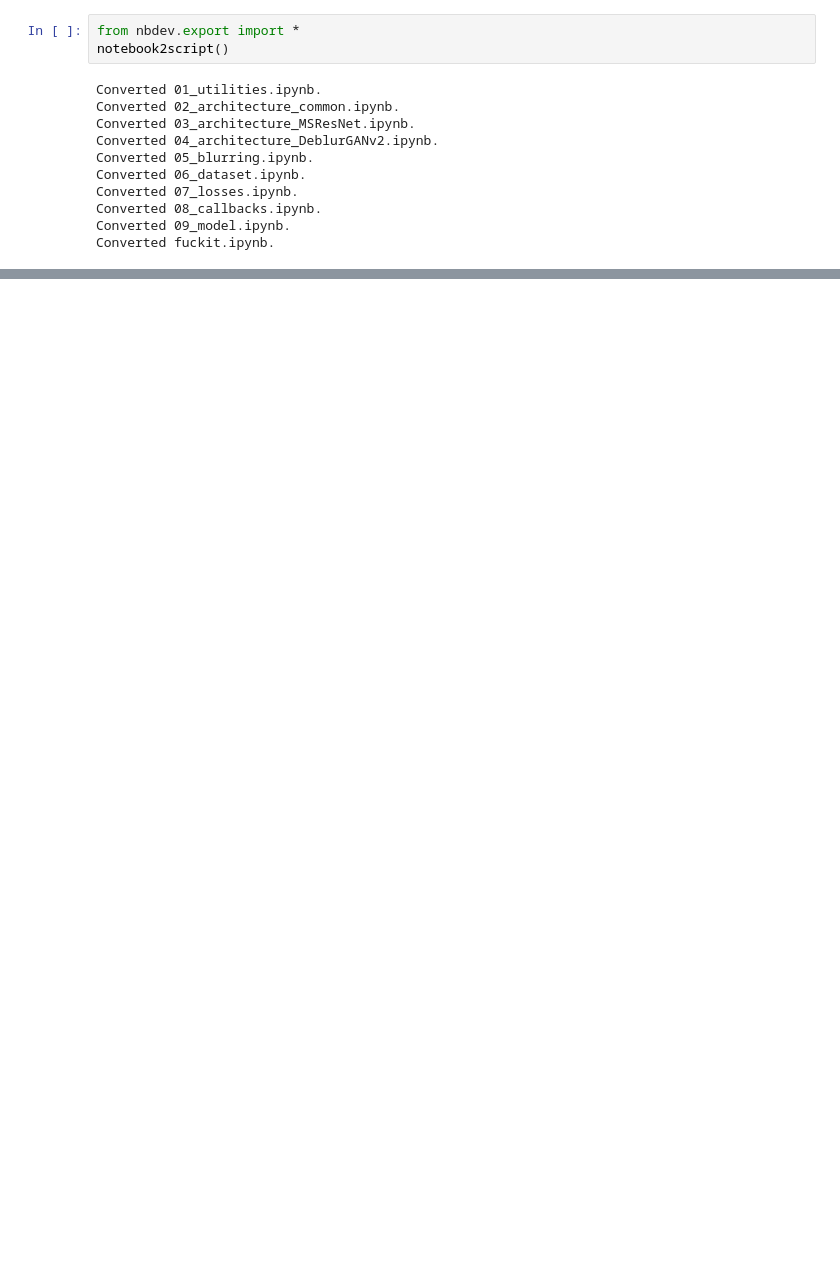
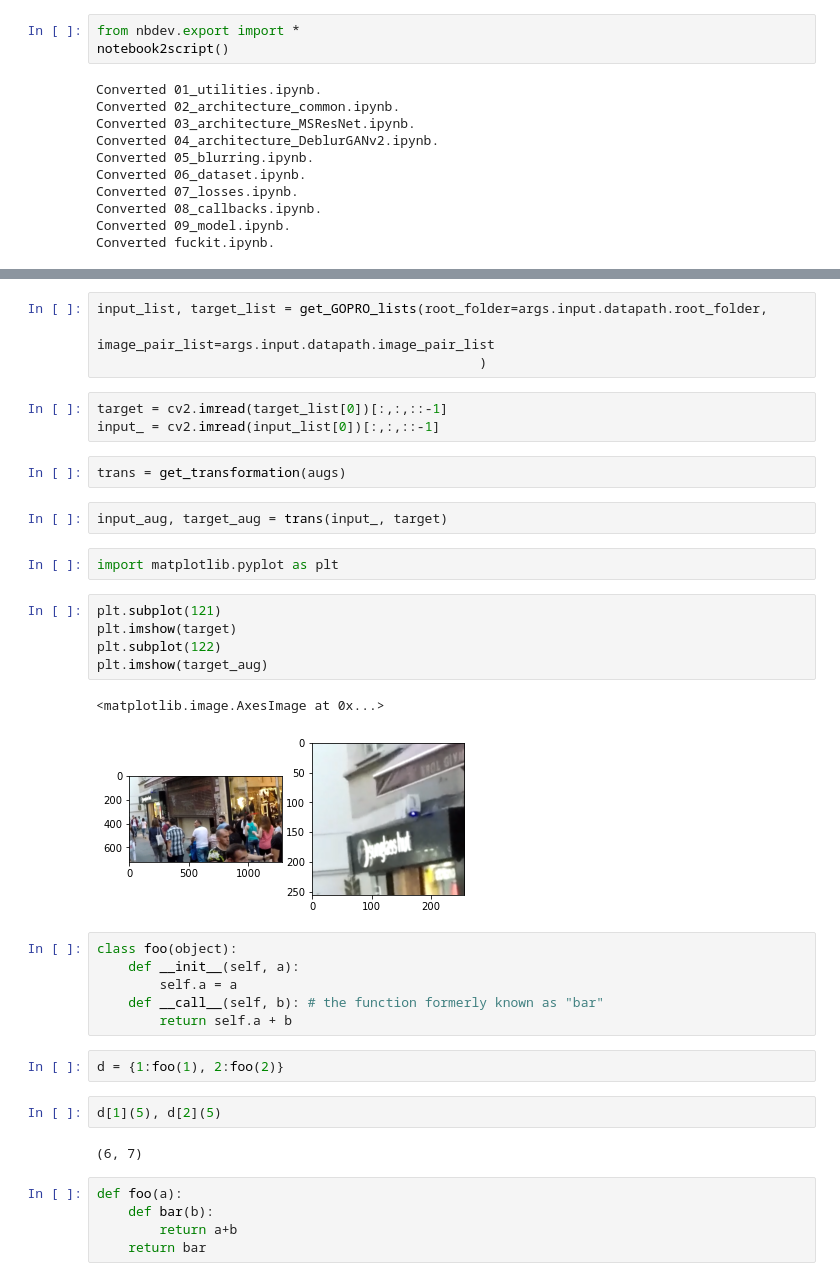
Before and after one commit to emirkonuk/defocus, a Jupyter notebook: nbs/06_dataset.ipynb, the cells around one changed output, grey strips where cells are left out. Drawn from its saved outputs; the diff is of its cells as text; blank space fills up the shorter version.

```diff
--- a/nbs/06_dataset.ipynb
+++ b/nbs/06_dataset.ipynb
@@ -184,0 +263,38 @@ Converted fuckit.ipynb.
+# %%
+input_list, target_list = get_GOPRO_lists(root_folder=args.input.datapath.root_folder,
+                                                  image_pair_list=args.input.datapath.image_pair_list
+                                                 )
+# %%
+target = cv2.imread(target_list[0])[:,:,::-1]
+input_ = cv2.imread(input_list[0])[:,:,::-1]
+# %%
+trans = get_transformation(augs)
+# %%
+input_aug, target_aug = trans(input_, target)
+# %%
+import matplotlib.pyplot as plt
+# %%
+plt.subplot(121)
+plt.imshow(target)
+plt.subplot(122)
+plt.imshow(target_aug)
+# %% [output]
+<matplotlib.image.AxesImage at 0x...>
+[figure, added]
+# %%
+class foo(object):
+    def __init__(self, a):
+        self.a = a
+    def __call__(self, b): # the function formerly known as "bar"
+        return self.a + b
+# %%
+d = {1:foo(1), 2:foo(2)}
+# %%
+d[1](5), d[2](5)
+# %% [output]
+(6, 7)
+# %%
+def foo(a):
+    def bar(b):
+        return a+b
+    return bar
```
Also changed, not shown: parts of 10 cells of this notebook, 11 other files.
